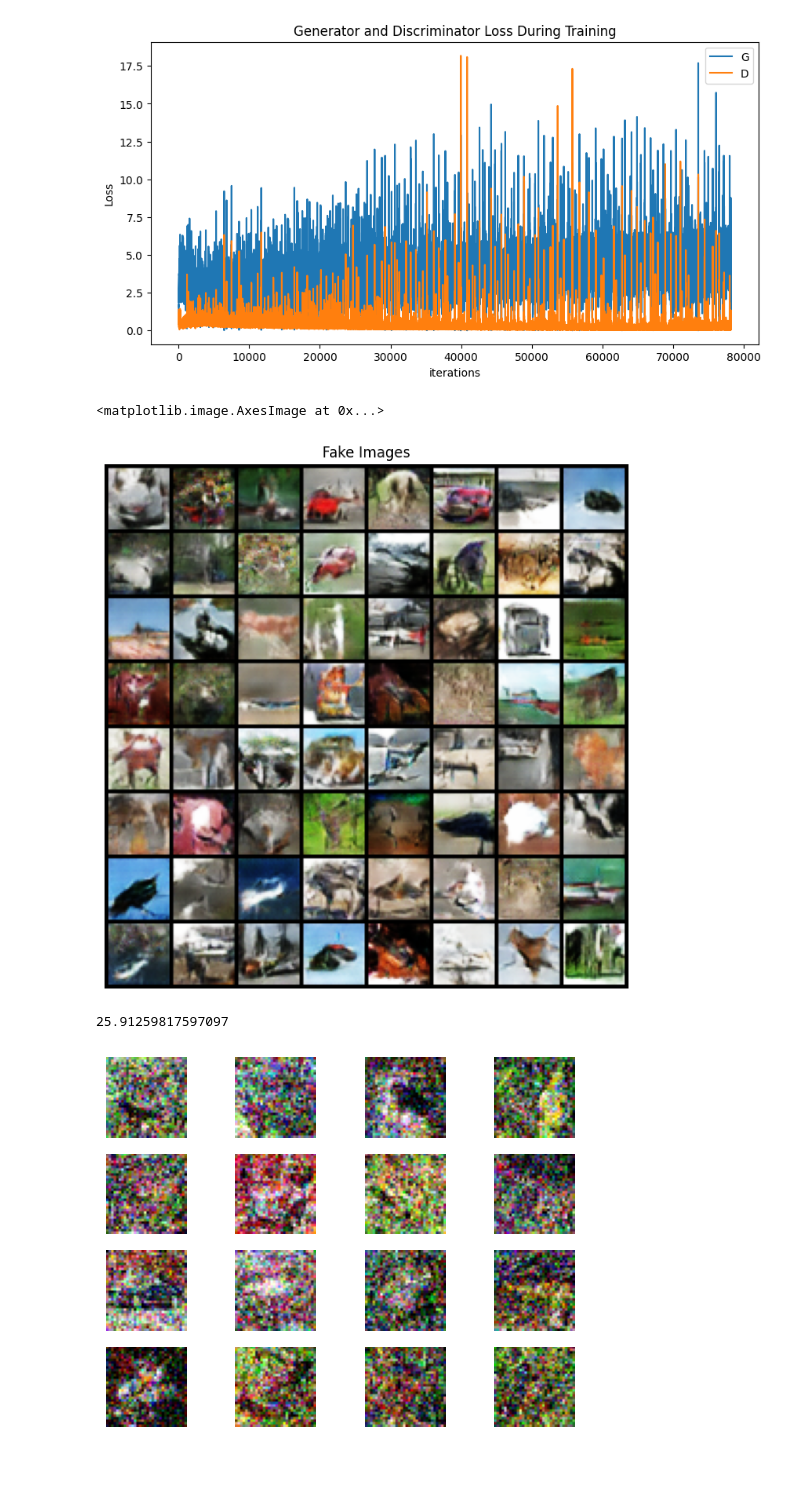
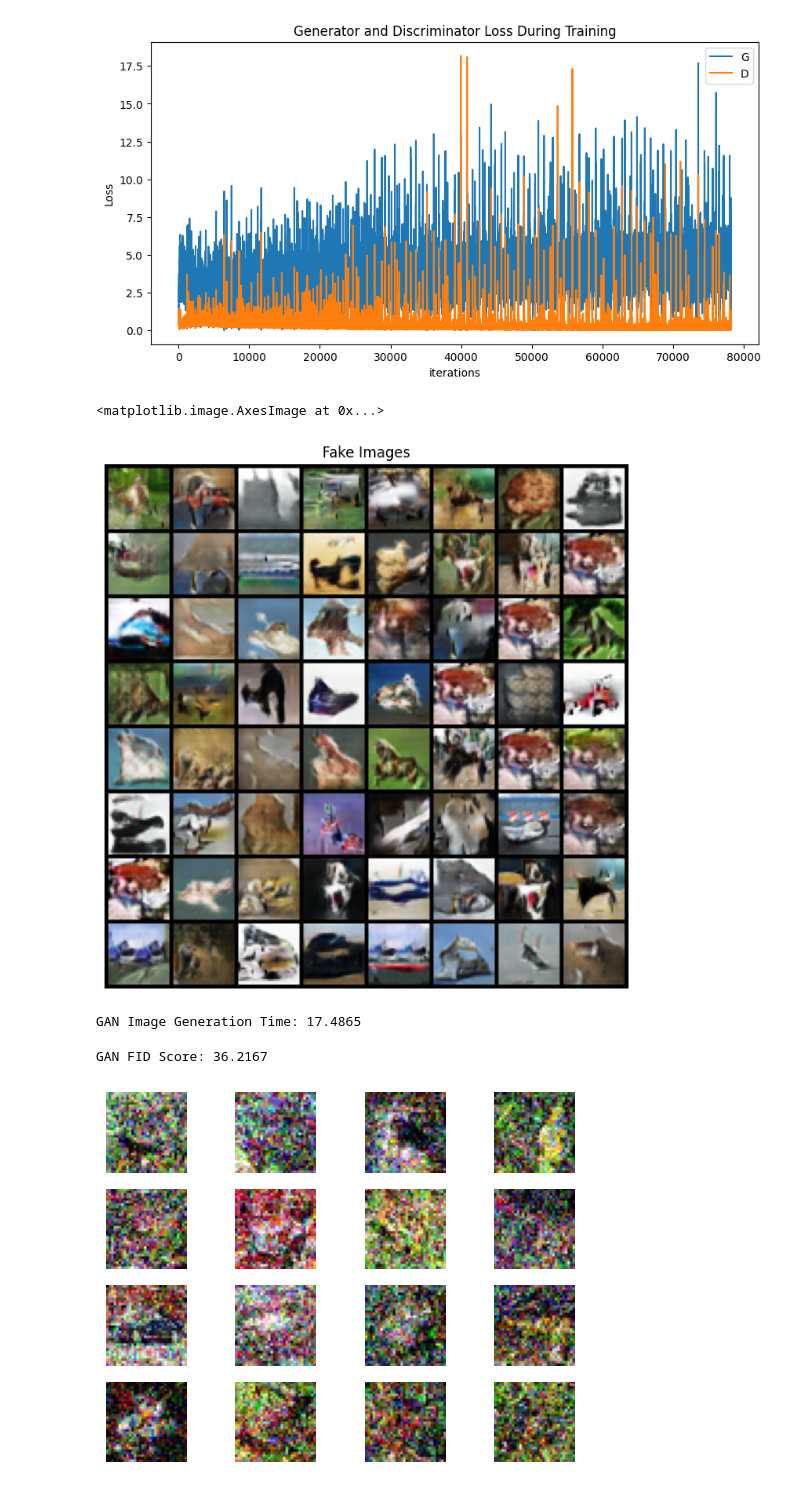
Before and after one commit to ryanfarrell362/CIS4780-Final-Project, a Jupyter notebook: notebook.ipynb, the cells around one changed output. Saved outputs shown, nothing was run; the diff lists cells and outputs as text; code cells hidden in the pictures.

Commit message:
Added measuring time

```diff
--- a/notebook.ipynb
+++ b/notebook.ipynb
@@ -228,22 +241,23 @@ plt.title("Fake Images")
 plt.imshow(np.transpose(utils.make_grid(fake, padding=2, normalize=True).cpu(),(1,2,0)))
 # %%
 # Load model and display generated images
-epoch_model = 100
+epoch_model = 3000
 genModel = torch.load(file_path + str(epoch_model) + ".pth")
 
 with torch.no_grad():
     noise = torch.randn(batchSize, vectorSize, 1, 1, device=device)
     fake = genModel(noise)
 
 plt.figure(figsize=(8,8))
 plt.axis("off")
 plt.title("Fake Images")
 plt.imshow(np.transpose(utils.make_grid(fake, padding=2, normalize=True).cpu(),(1,2,0)))
 # %% [output]
 <matplotlib.image.AxesImage at 0x...>
-[figure, old version]
+[figure, new version]
 # %%
 # Save 10000 GAN generated images
+start = time.time()
 with torch.no_grad():
     for j in range(100):
         noise = torch.randn(100, vectorSize, 1, 1, device=device)
@@ -251,3 +265,7 @@ with torch.no_grad():
         for i, img in enumerate(fake):
             # print(img)
             save_image(img, "./data/GAN_generated_images/image_" + str(j) + "_" + str(i) + ".png")
+duration = time.time() - start
+print(f"GAN Image Generation Time: {duration:.4f}")
+# %% [output]
+GAN Image Generation Time: 17.4865
@@ -261,9 +272,9 @@ for j, data in enumerate(test_loader, 0):
 # %%
 # Calculate FID score
 fid = fid_score.calculate_fid_given_paths(["./data/cifar-10_images/","./data/GAN_generated_images/"], batch_size=64 , device=device, dims=2048)
-fid
+print(f"GAN FID Score: {fid:.4f}")
 # %% [output]
-25.91259817597097
+GAN FID Score: 36.2167
 # %%
 # install libraries for DDPM
 !pip install accelerate
```
Also changed, not shown: parts of 7 cells of this notebook.
